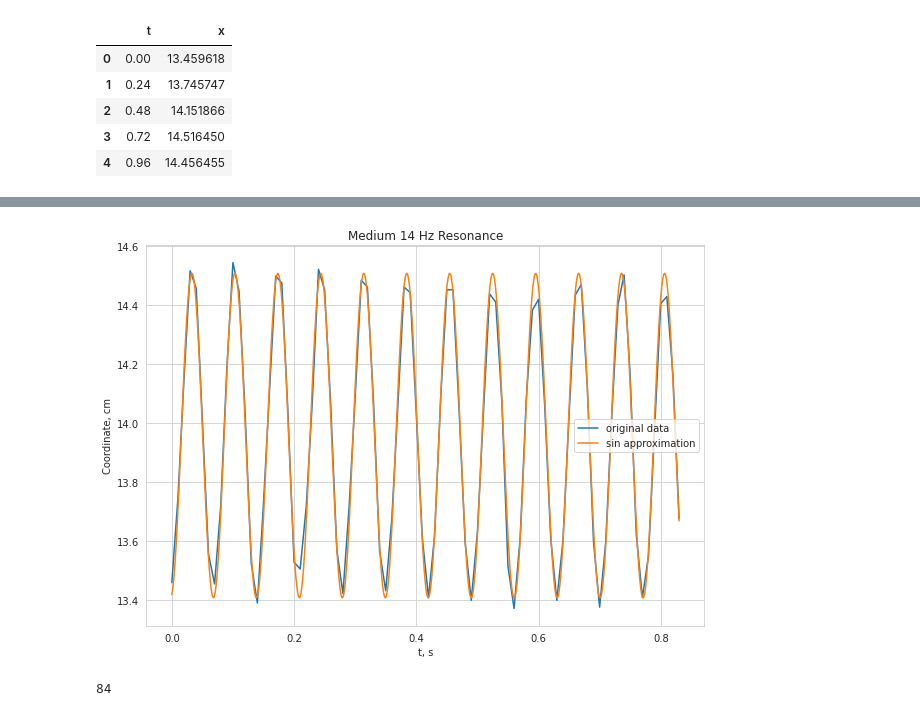
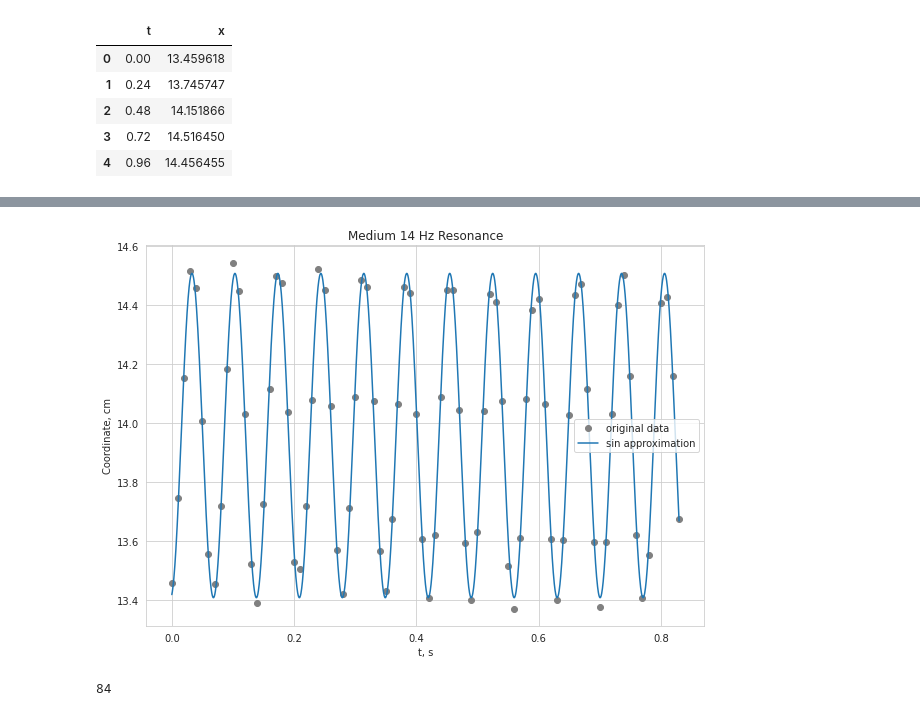
Before and after one commit to hK04/ProjectCourseMIPT, a Jupyter notebook: Project/main.ipynb, the cells around one changed output, grey strips where cells are left out. Saved outputs shown, nothing was run; the diff lists cells and outputs as text; code cells hidden in the pictures.

```diff
--- a/Project/main.ipynb
+++ b/Project/main.ipynb
@@ -213,15 +216,15 @@ fit_sin(data_14hz_6_1['t']/24, data_14hz_6_1['x'])
 # %%
 sns.set_style('whitegrid')
 plt.figure(figsize=(10, 7))
 plt.title('Medium 14 Hz Resonance')
-plt.plot(data_14hz_6_1['t']/24, data_14hz_6_1['x'], label = 'original data')
+plt.scatter(data_14hz_6_1['t']/24, data_14hz_6_1['x'], label = 'original data', color = 'gray')
 plt.plot(np.arange(data_14hz_6_1['t'].min(), data_14hz_6_1['t'].max(), 0.01)/24, fit_sin(data_14hz_6_1['t']/24, data_14hz_6_1['x'])['fitfunc'](np.arange(data_14hz_6_1['t'].min(), data_14hz_6_1['t'].max(), 0.01)/24), label = 'sin approximation')
 plt.legend()
 plt.ylabel('Coordinate, cm')
 plt.xlabel('t, s')
 plt.show()
 # %% [output]
-[figure, old version]
+[figure, new version]
 # %%
 data_14hz_6_1['x'].shape[0]
 # %% [output]
```
Also changed, not shown: parts of 28 cells of this notebook.
